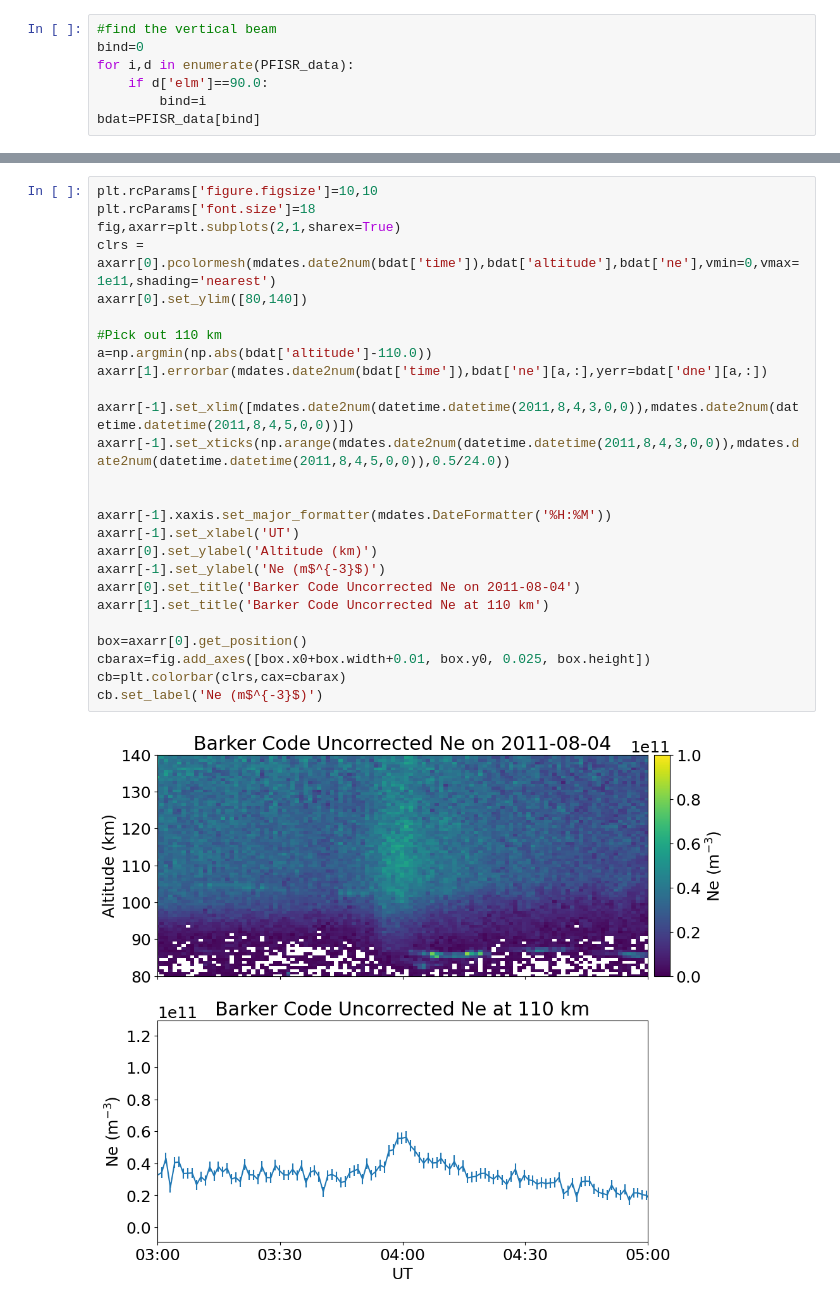
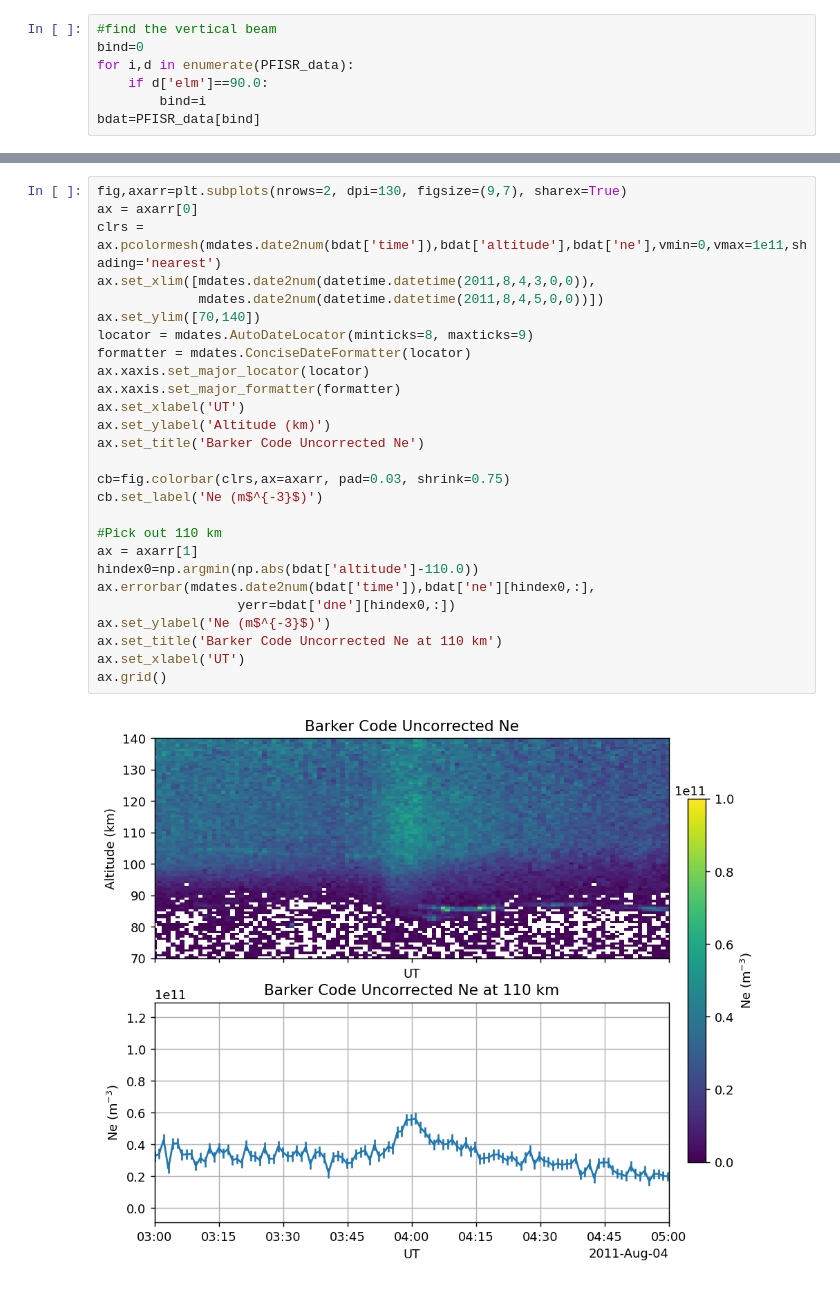
Before and after one commit to isrsummerschool/lecture_supplements_2024, a Jupyter notebook: data_use_examples/DataExample5.ipynb, the cells around one changed output, grey strips where cells are left out. Saved outputs shown, nothing was run; the diff lists cells and outputs as text.

```diff
--- a/data_use_examples/DataExample5.ipynb
+++ b/data_use_examples/DataExample5.ipynb
@@ -136,31 +124,32 @@ cb.set_label('Ne (m$^{-3}$)')
-# %%
-plt.rcParams['figure.figsize']=10,10
-plt.rcParams['font.size']=18
-fig,axarr=plt.subplots(2,1,sharex=True)
-clrs = axarr[0].pcolormesh(mdates.date2num(bdat['time']),bdat['altitude'],bdat['ne'],vmin=0,vmax=1e11,shading='nearest')
-axarr[0].set_ylim([80,140])
-
-#Pick out 110 km
-a=np.argmin(np.abs(bdat['altitude']-110.0))
-axarr[1].errorbar(mdates.date2num(bdat['time']),bdat['ne'][a,:],yerr=bdat['dne'][a,:])
-
-axarr[-1].set_xlim([mdates.date2num(datetime.datetime(2011,8,4,3,0,0)),mdates.date2num(datetime.datetime(2011,8,4,5,0,0))])
-axarr[-1].set_xticks(np.arange(mdates.date2num(datetime.datetime(2011,8,4,3,0,0)),mdates.date2num(datetime.datetime(2011,8,4,5,0,0)),0.5/24.0))
-
-
-axarr[-1].xaxis.set_major_formatter(mdates.DateFormatter('%H:%M'))
-axarr[-1].set_xlabel('UT')
-axarr[0].set_ylabel('Altitude (km)')
-axarr[-1].set_ylabel('Ne (m$^{-3}$)')
-axarr[0].set_title('Barker Code Uncorrected Ne on 2011-08-04')
-axarr[1].set_title('Barker Code Uncorrected Ne at 110 km')
-
-box=axarr[0].get_position()
-cbarax=fig.add_axes([box.x0+box.width+0.01, box.y0, 0.025, box.height])
-cb=plt.colorbar(clrs,cax=cbarax)
-cb.set_label('Ne (m$^{-3}$)')
-# %% [output]
-[figure, removed]
+# %%
+fig,axarr=plt.subplots(nrows=2, dpi=130, figsize=(9,7), sharex=True)
+ax = axarr[0]
+clrs = ax.pcolormesh(mdates.date2num(bdat['time']),bdat['altitude'],bdat['ne'],vmin=0,vmax=1e11,shading='nearest')
+ax.set_xlim([mdates.date2num(datetime.datetime(2011,8,4,3,0,0)),
+             mdates.date2num(datetime.datetime(2011,8,4,5,0,0))])
+ax.set_ylim([70,140])
+locator = mdates.AutoDateLocator(minticks=8, maxticks=9)
+formatter = mdates.ConciseDateFormatter(locator)
+ax.xaxis.set_major_locator(locator)
+ax.xaxis.set_major_formatter(formatter)
+ax.set_xlabel('UT')
+ax.set_ylabel('Altitude (km)')
+ax.set_title('Barker Code Uncorrected Ne')
+
+cb=fig.colorbar(clrs,ax=axarr, pad=0.03, shrink=0.75)
+cb.set_label('Ne (m$^{-3}$)')
+
+#Pick out 110 km
+ax = axarr[1]
+hindex0=np.argmin(np.abs(bdat['altitude']-110.0))
+ax.errorbar(mdates.date2num(bdat['time']),bdat['ne'][hindex0,:],
+                  yerr=bdat['dne'][hindex0,:])
+ax.set_ylabel('Ne (m$^{-3}$)')
+ax.set_title('Barker Code Uncorrected Ne at 110 km')
+ax.set_xlabel('UT')
+ax.grid()
+# %% [output]
+[figure, added]
 # %% [markdown]
 # Questions
 
```
Also changed, not shown: parts of 9 cells of this notebook.
